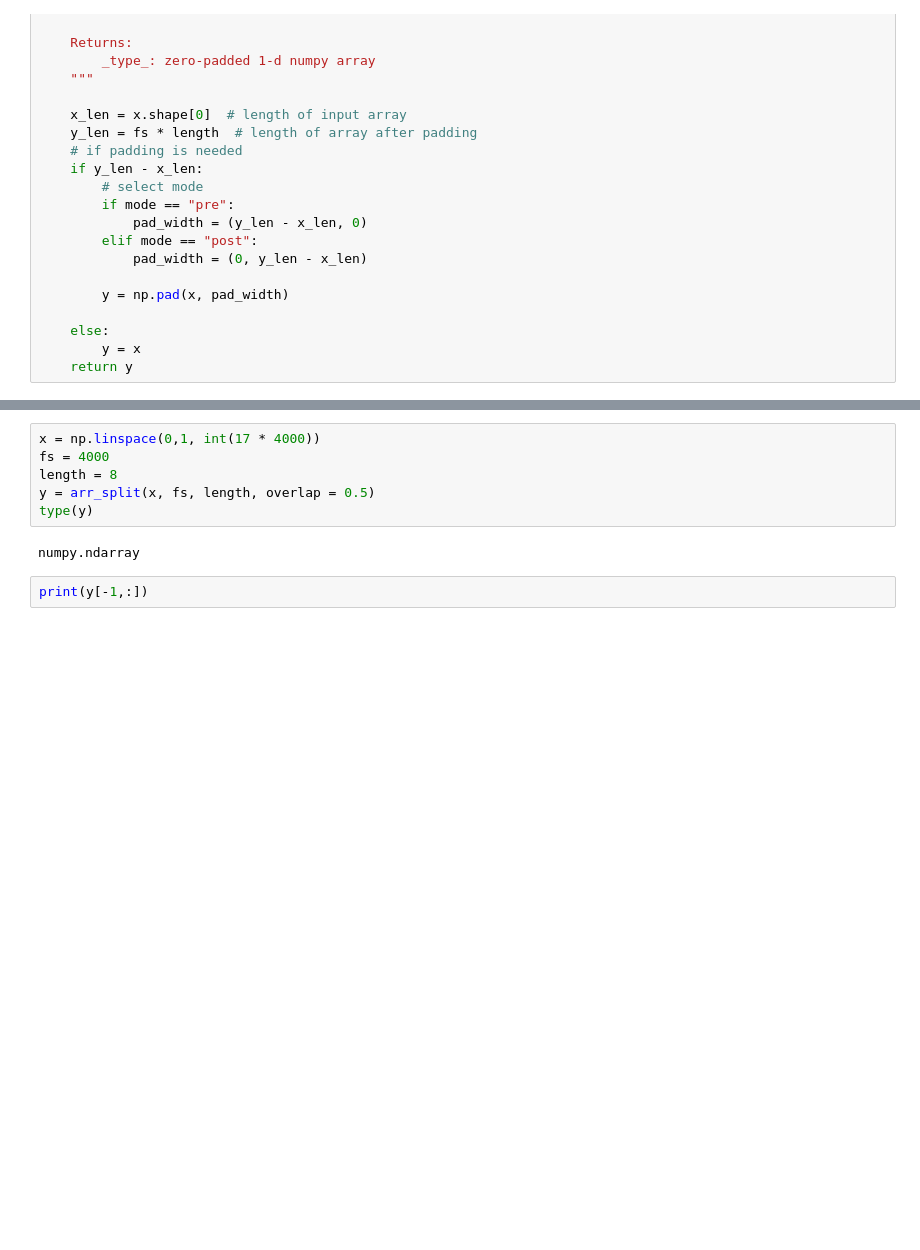
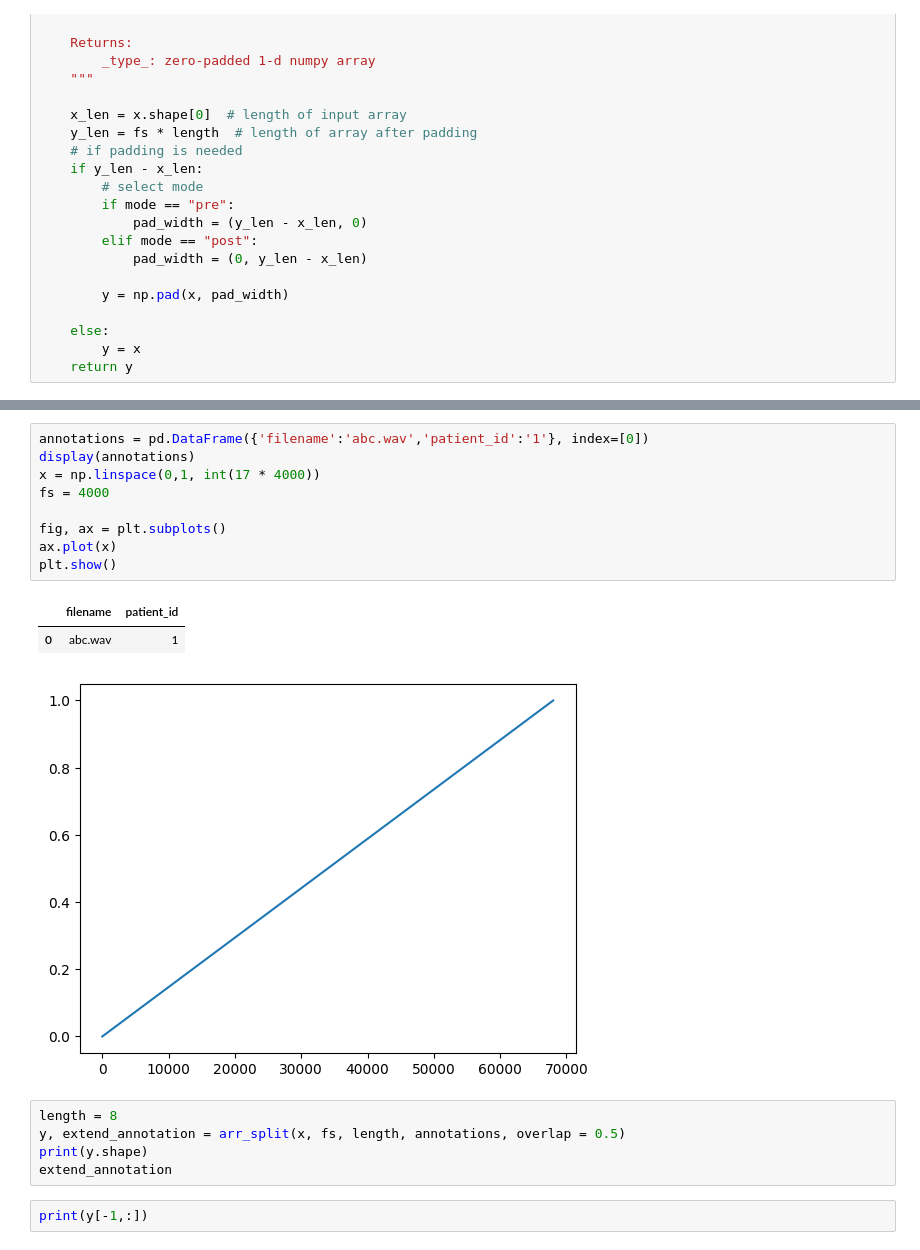
Before and after one commit to loukra/Respiratory_Disease_Classification, a Jupyter notebook: JNotebooks/Preprocessing/Splitting_padding.ipynb, the cells around one changed output, grey strips where cells are left out. Cells and saved outputs as stored; diff of their text form; blank space fills up the shorter version.

Commit message:
added annotations to splitting, create audio_utils.py file

```diff
--- a/JNotebooks/Preprocessing/Splitting_padding.ipynb
+++ b/JNotebooks/Preprocessing/Splitting_padding.ipynb
@@ -75,11 +79,21 @@ def arr_split(x, fs, length, overlap=0.5):
+# %%
+annotations = pd.DataFrame({'filename':'abc.wav','patient_id':'1'}, index=[0])
+display(annotations)
+x = np.linspace(0,1, int(17 * 4000))
+fs = 4000
+
+fig, ax = plt.subplots()
+ax.plot(x)
+plt.show()
+# %% [output]
+|  | filename | patient_id |
+| 0 | abc.wav | 1 |
+[figure, added]
 # %%
-x = np.linspace(0,1, int(17 * 4000))
-fs = 4000
 length = 8
-y = arr_split(x, fs, length, overlap = 0.5)
-type(y)
+y, extend_annotation = arr_split(x, fs, length, annotations, overlap = 0.5)
+print(y.shape)
+extend_annotation
-# %% [output]
-numpy.ndarray
 # %%
 print(y[-1,:])
 # %% [output]
```
Also changed, not shown: parts of 2 cells of this notebook, 2 other files.
